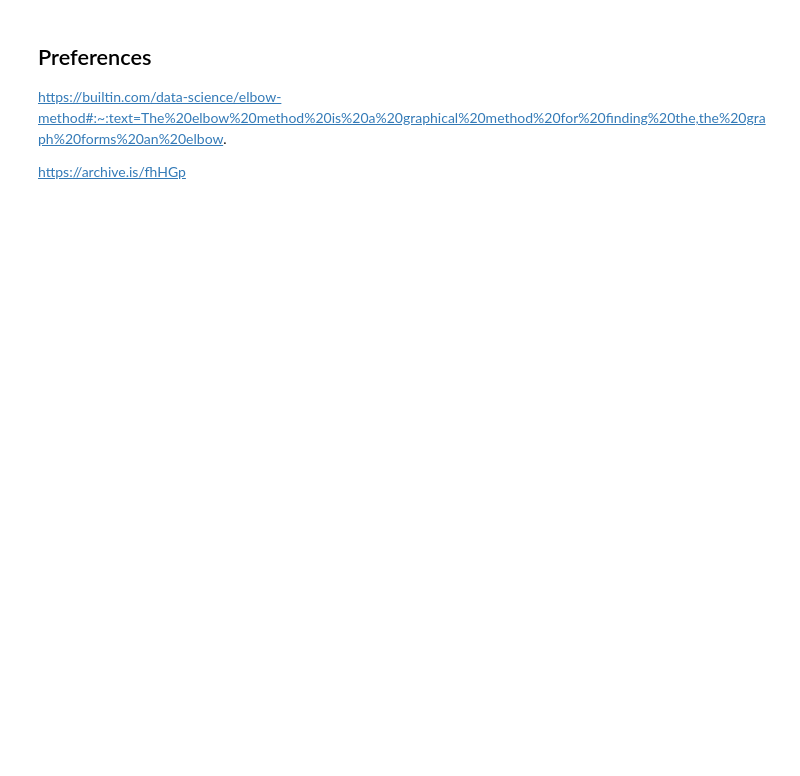
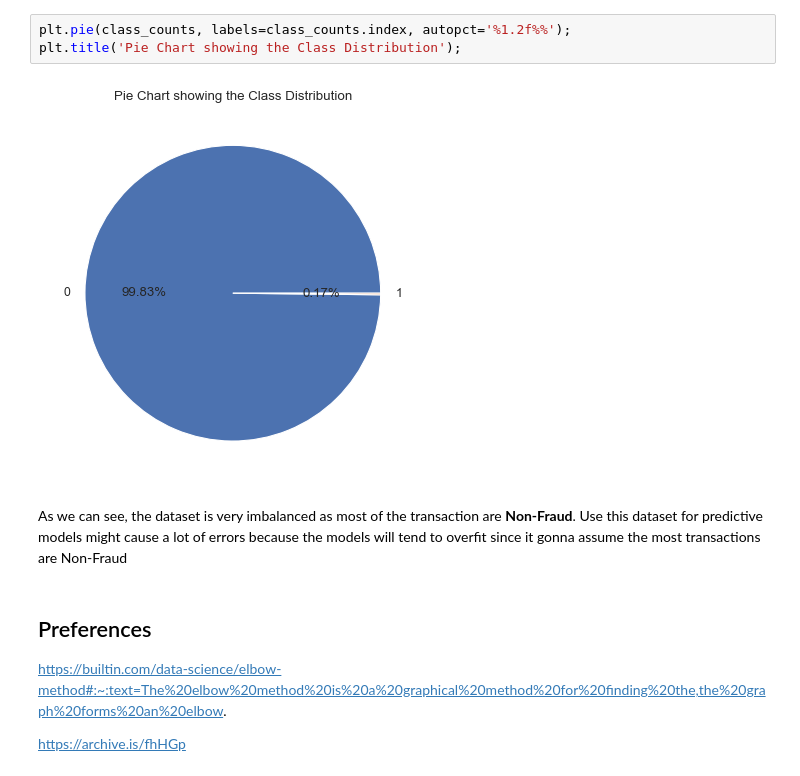
Before and after one commit to yvonnevydao/Credit_Fraud_Detection, a Jupyter notebook: credit_fraud_detection.ipynb, the cells around one changed output. Cells and saved outputs as stored; diff of their text form; blank space fills up the shorter version.

```diff
--- a/credit_fraud_detection.ipynb
+++ b/credit_fraud_detection.ipynb
@@ -60,3 +108,10 @@ Shape of the dataset: (284807, 31)
+# %%
+plt.pie(class_counts, labels=class_counts.index, autopct='%1.2f%%');
+plt.title('Pie Chart showing the Class Distribution');
+# %% [output]
+[figure, added]
+# %% [markdown]
+As we can see, the dataset is very imbalanced as most of the transaction are **Non-Fraud**. Use this dataset for predictive models might cause a lot of errors because the models will tend to overfit since it gonna assume the most transactions are Non-Fraud
 # %% [markdown]
 ## Preferences
 https://builtin.com/data-science/elbow-method#:~:text=The%20elbow%20method%20is%20a%20graphical%20method%20for%20finding%20the,the%20graph%20forms%20an%20elbow.
```
Also changed, not shown: parts of 10 cells of this notebook.
